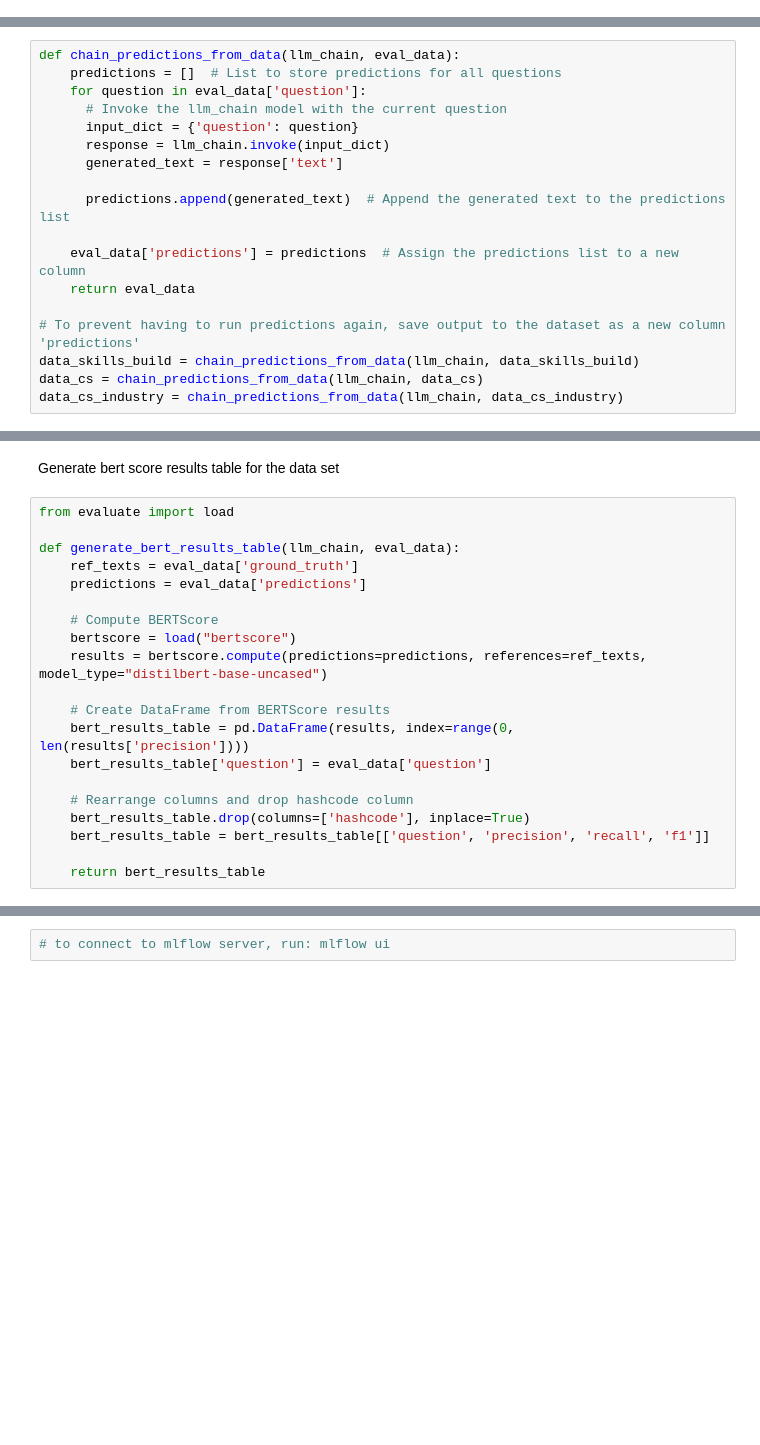
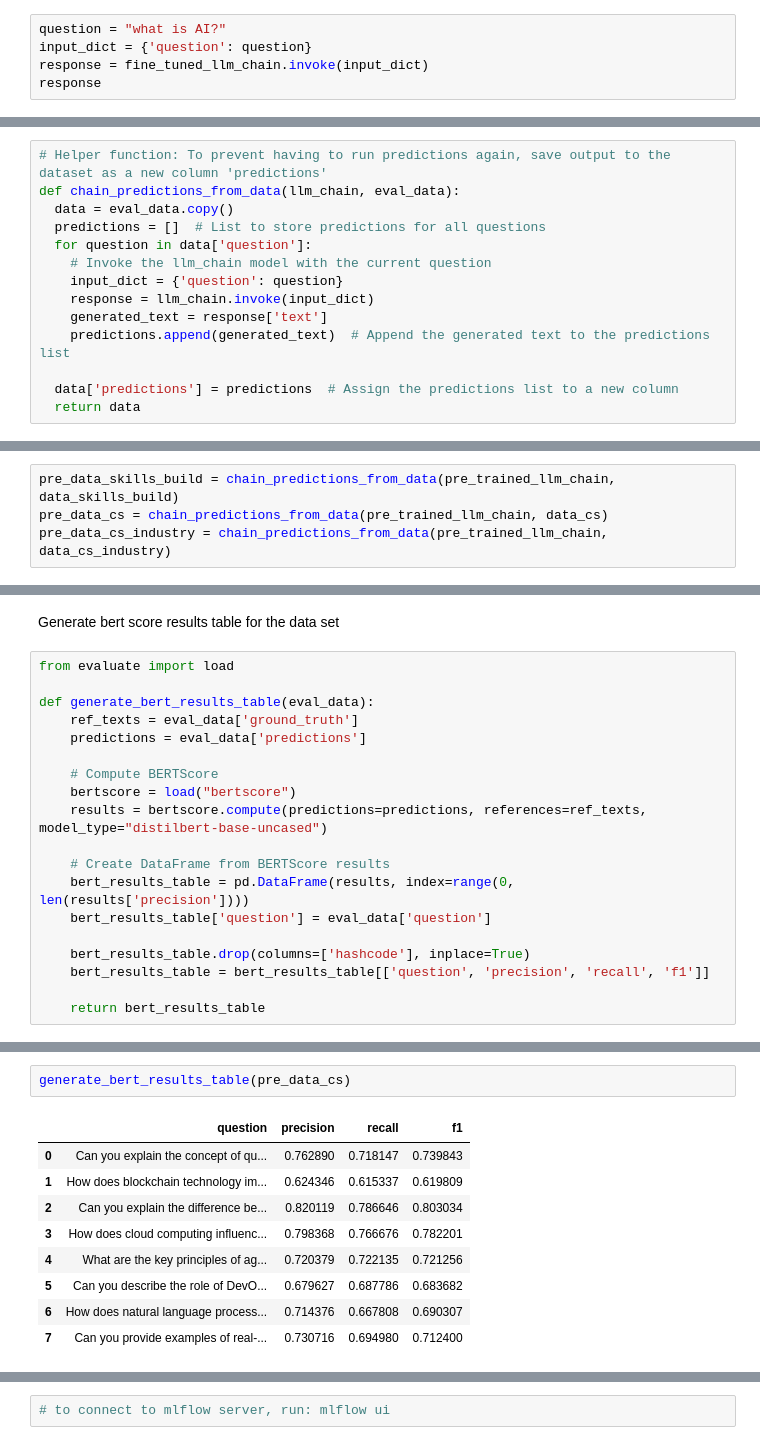
Before and after one commit to huishingchong/agile_llm, a Jupyter notebook: prompting.ipynb, the cells around one changed output, grey strips where cells are left out. Drawn from its saved outputs; the diff is of its cells as text; blank space fills up the shorter version.

Commit message:
Try comparing between pre-trained and fine-tuned falcon models

```diff
--- a/prompting.ipynb
+++ b/prompting.ipynb
@@ -169,0 +173,5 @@ Response:
+# %%
+question = "what is AI?"
+input_dict = {'question': question}
+response = fine_tuned_llm_chain.invoke(input_dict)
+response
@@ -307,20 +305,16 @@ data_cs_industry = pd.DataFrame({
     ]
 })
 # %%
+# Helper function: To prevent having to run predictions again, save output to the dataset as a new column 'predictions'
 def chain_predictions_from_data(llm_chain, eval_data):
-    predictions = []  # List to store predictions for all questions
-    for question in eval_data['question']:
-      # Invoke the llm_chain model with the current question
-      input_dict = {'question': question}
-      response = llm_chain.invoke(input_dict)
-      generated_text = response['text']
+  data = eval_data.copy()
+  predictions = []  # List to store predictions for all questions
+  for question in data['question']:
+    # Invoke the llm_chain model with the current question
+    input_dict = {'question': question}
+    response = llm_chain.invoke(input_dict)
+    generated_text = response['text']
+    predictions.append(generated_text)  # Append the generated text to the predictions list
 
-      predictions.append(generated_text)  # Append the generated text to the predictions list
-
-    eval_data['predictions'] = predictions  # Assign the predictions list to a new column
-    return eval_data
-
-# To prevent having to run predictions again, save output to the dataset as a new column 'predictions'
-data_skills_build = chain_predictions_from_data(llm_chain, data_skills_build)
-data_cs = chain_predictions_from_data(llm_chain, data_cs)
-data_cs_industry = chain_predictions_from_data(llm_chain, data_cs_industry)
+  data['predictions'] = predictions  # Assign the predictions list to a new column
+  return data
@@ -344,0 +321,4 @@ Response:
+# %%
+pre_data_skills_build = chain_predictions_from_data(pre_trained_llm_chain, data_skills_build)
+pre_data_cs = chain_predictions_from_data(pre_trained_llm_chain, data_cs)
+pre_data_cs_industry = chain_predictions_from_data(pre_trained_llm_chain, data_cs_industry)
@@ -347,7 +375,7 @@ Generate bert score results table for the data set
 # %%
 from evaluate import load
 
-def generate_bert_results_table(llm_chain, eval_data):
+def generate_bert_results_table(eval_data):
     ref_texts = eval_data['ground_truth']
     predictions = eval_data['predictions']
 
@@ -359,7 +387,6 @@ def generate_bert_results_table(llm_chain, eval_data):
     bert_results_table = pd.DataFrame(results, index=range(0, len(results['precision'])))
     bert_results_table['question'] = eval_data['question']
 
-    # Rearrange columns and drop hashcode column
     bert_results_table.drop(columns=['hashcode'], inplace=True)
     bert_results_table = bert_results_table[['question', 'precision', 'recall', 'f1']]
 
@@ -381,0 +394,12 @@ generate_bert_results_table(llm_chain, data_skills_build)
+# %%
+generate_bert_results_table(pre_data_cs)
+# %% [output]
+|  | question | precision | recall | f1 |
+| 0 | Can you explain the concept of qu... | 0.762890 | 0.718147 | 0.739843 |
+| 1 | How does blockchain technology im... | 0.624346 | 0.615337 | 0.619809 |
+| 2 | Can you explain the difference be... | 0.820119 | 0.786646 | 0.803034 |
+| 3 | How does cloud computing influenc... | 0.798368 | 0.766676 | 0.782201 |
+| 4 | What are the key principles of ag... | 0.720379 | 0.722135 | 0.721256 |
+| 5 | Can you describe the role of DevO... | 0.679627 | 0.687786 | 0.683682 |
+| 6 | How does natural language process... | 0.714376 | 0.667808 | 0.690307 |
+| 7 | Can you provide examples of real-... | 0.730716 | 0.694980 | 0.712400 |
```
Also changed, not shown: parts of 36 cells of this notebook.
